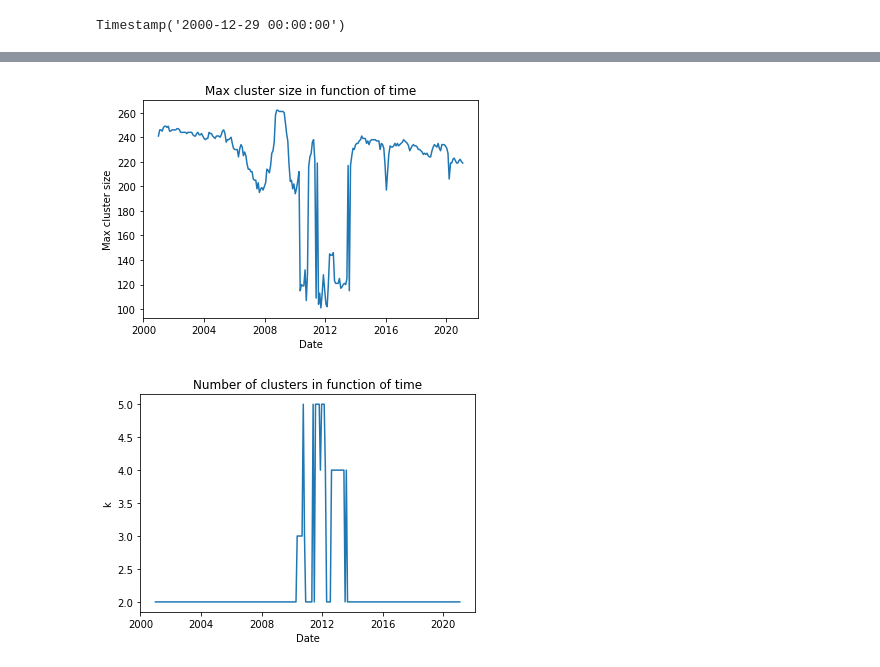
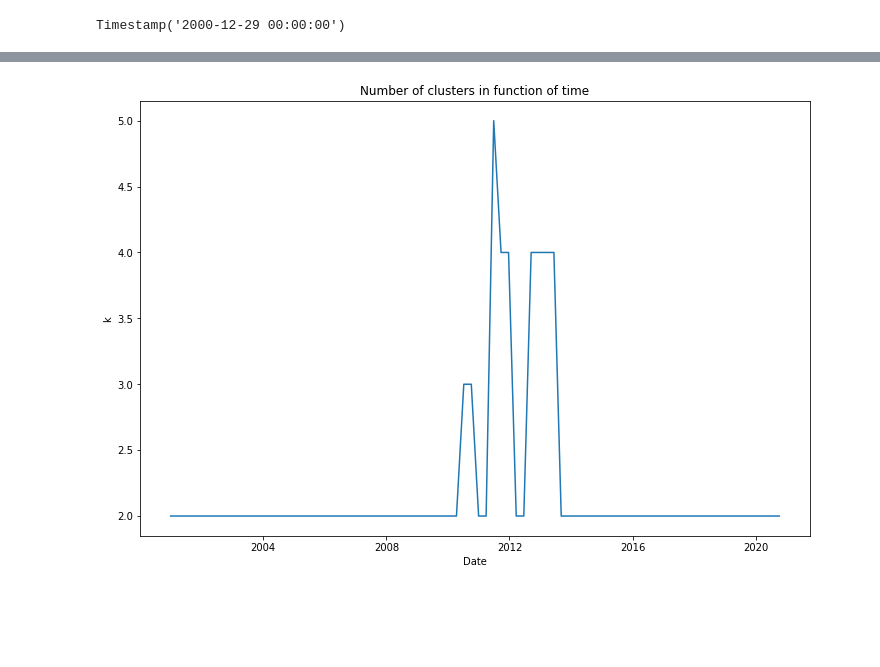
Before and after one commit to AirRunner/ift799-clustering, a Jupyter notebook: processing.ipynb, the cells around one changed output, grey strips where cells are left out. Saved outputs shown, nothing was run; the diff lists cells and outputs as text; code cells hidden in the pictures; blank space fills up the shorter version.

```diff
--- a/processing.ipynb
+++ b/processing.ipynb
@@ -36,18 +36,23 @@ Data from 2000-12-29 to 2021-03-23 (workdays)
 df_norm = (df - df.mean()) / df.std()
 # %%
 # Create 21 days windows (without superposition)
-def create_windows(df, nb_days):
+def create_windows(df, window_size, window_shift=0):
+    if window_shift < 1:
+        window_shift = window_size
+
     dates = []
     windows = []
     i = 0
-    while i <= df.shape[0] - nb_days:
-        w = df.iloc[i:i + nb_days]
+
+    while i <= df.shape[0] - window_size:
+        w = df.iloc[i:i + window_size]
         dates.append(w.index[0])
         windows.append(w.values.T)
-        i += nb_days  # other variable if superposition
+
+        i += window_shift
 
     return dates, windows
 
-dates, windows = create_windows(df_norm, 21)
+dates, windows = create_windows(df_norm, 63, 21)
 len(windows)
 # %% [output]
@@ -101,7 +100,7 @@ from scripts.fc_means import fc_means_auto_clusters
 k_values = []
 max_cluster_size = []
 for win in tqdm(windows):
-    centers, y, k, s_values = fc_means_auto_clusters(win)
+    centers, y, k, s_values = k_means_auto_clusters(win)
     k_values.append(k)
 
     max_size = 0
@@ -113,16 +163,11 @@ for win in tqdm(windows):
 # %%
-plt.title("Max cluster size in function of time")
+plt.figure(figsize=(12,8))
+
+plt.title("Number of clusters in function of time")
 plt.xlabel("Date")
-plt.ylabel("Max cluster size")
-plt.plot(dates, max_cluster_size)
+plt.ylabel("k")
+plt.plot(dates, k_values)
+# plt.savefig("images/km_k_63_21.png")
 plt.show()
 # %% [output]
-[figure, old version]
+[figure, new version]
-# %%
-plt.title("Number of clusters in function of time")
-plt.xlabel("Date")
-plt.ylabel("k")
-plt.plot(dates, k_values)
-plt.show()
-# %% [output]
-[figure, removed]
```
Also changed, not shown: parts of 10 cells of this notebook.
